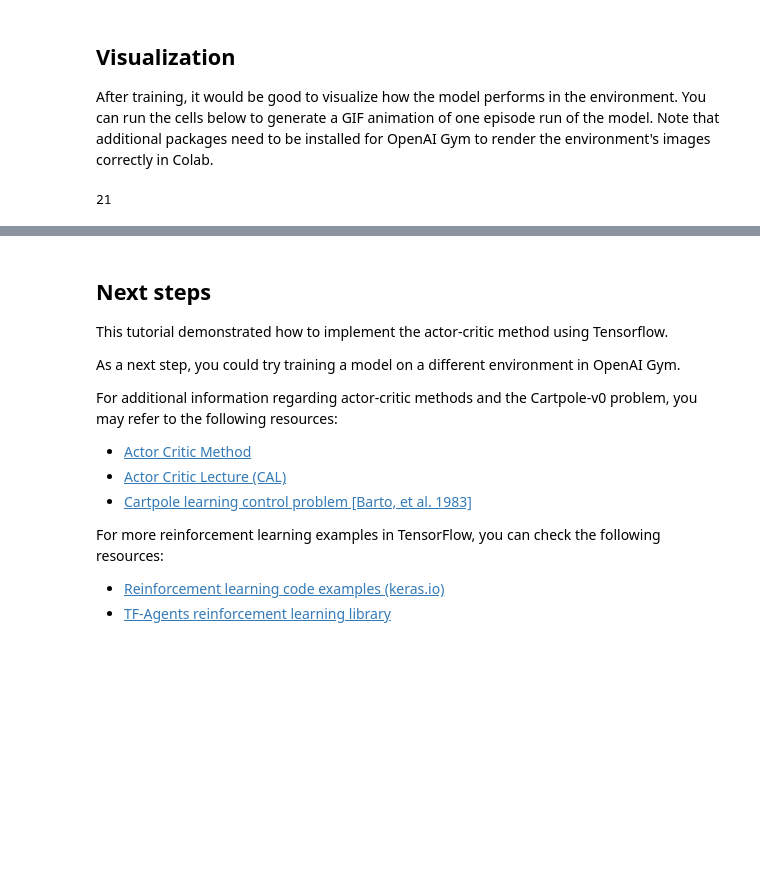
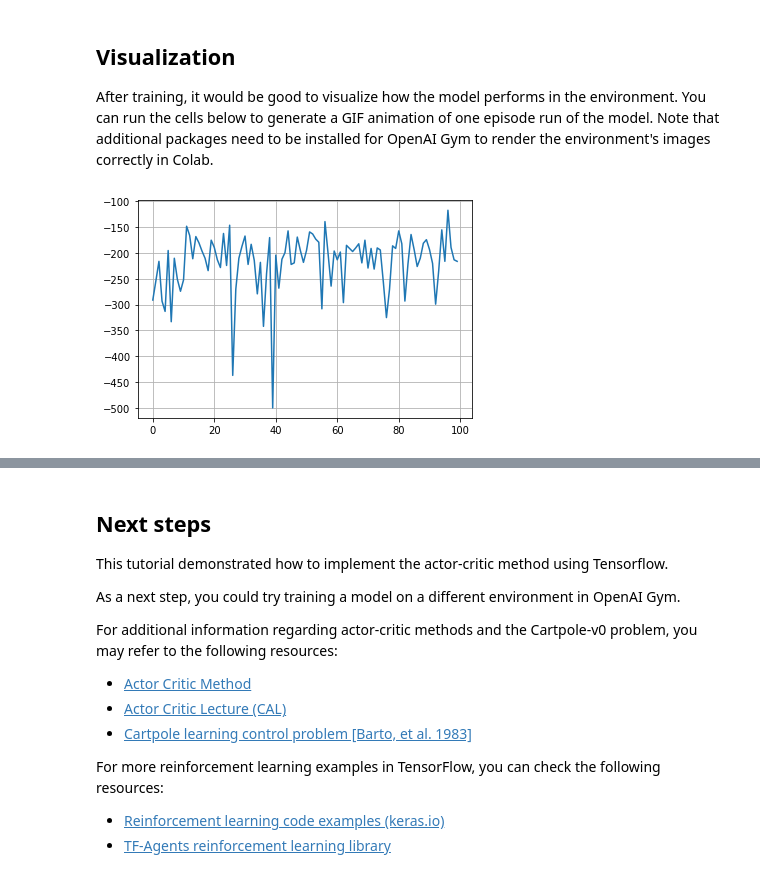
Before and after one commit to gurevichan/Colab, a Jupyter notebook: reinforcement_learning/actor_critic.ipynb, the cells around one changed output, grey strips where cells are left out. Cells and saved outputs as stored; diff of their text form; code cells hidden in the pictures; blank space fills up the shorter version.

```diff
--- a/reinforcement_learning/actor_critic.ipynb
+++ b/reinforcement_learning/actor_critic.ipynb
@@ -102,7 +100,7 @@ from typing import Any, List, Sequence, Tuple
 
 
 # Create the environment
-env = gym.make("CartPole-v0")
+env = gym.make("Acrobot-v1")
 
 # Set seed for experiment reproducibility
 seed = 42
@@ -129,22 +127,30 @@ class ActorCritic(tf.keras.Model):
   def __init__(
       self,
       num_actions: int,
-      num_hidden_units: int):
+      num_hidden_units: int,
+      hidden_layers: int):
     """Initialize."""
     super().__init__()
 
-    self.common = layers.Dense(num_hidden_units, activation="relu")
+    hidden = list()
+    for i in range(hidden_layers):
+      hidden.append(layers.Dense(num_hidden_units, activation="relu"))
+    # self.common = layers.Dense(num_hidden_units, activation="relu")
+    self.common = hidden
     self.actor = layers.Dense(num_actions)
     self.critic = layers.Dense(1)
 
   def call(self, inputs: tf.Tensor) -> Tuple[tf.Tensor, tf.Tensor]:
-    x = self.common(inputs)
+    # x = self.common(inputs)
+    x = inputs
+    for layer in self.common:
+      x = layer(x)
     return self.actor(x), self.critic(x)
 # %%
 num_actions = env.action_space.n  # 2
 num_hidden_units = 128
 
-model = ActorCritic(num_actions, num_hidden_units)
+model = ActorCritic(num_actions, num_hidden_units, hidden_layers=2)
 # %% [markdown]
 ## Training
 
@@ -387,8 +393,6 @@ A running record of episode rewards is kept in a queue. Once 100 trials are reac
 Depending on your runtime, training can finish in less than a minute.
 # %%
 %%time
-%xmode Plain
-%pdb on
 
 min_episodes_criterion = 100
 max_episodes = 1000
@@ -396,7 +400,7 @@ max_steps_per_episode = 1000
 
 # Cartpole-v0 is considered solved if average reward is >= 195 over 100
 # consecutive trials
-reward_threshold = 500
+reward_threshold = -20
 running_reward = 0
 
 # Discount factor for future rewards
@@ -480,9 +482,12 @@ image_file = 'cartpole-v0.gif'
 # loop=0: loop forever, duration=1: play each frame for 1ms
 images[0].save(
     image_file, save_all=True, append_images=images[1:], loop=0, duration=1)
-# %%
-len(images)
-# %% [output]
-21
+# %%
+%matplotlib inline
+plt.plot(episodes_reward)
+plt.grid()
+plt.show()
+# %% [output]
+[figure, added]
 # %%
 import tensorflow_docs.vis.embed as embed
```
Also changed, not shown: parts of 5 cells of this notebook.
